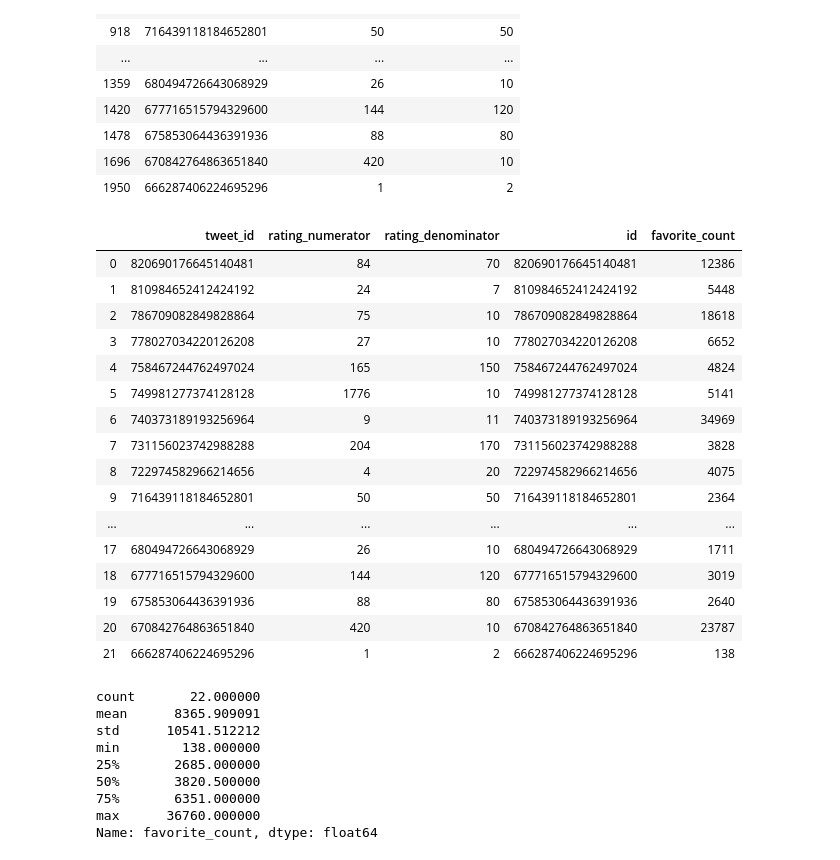
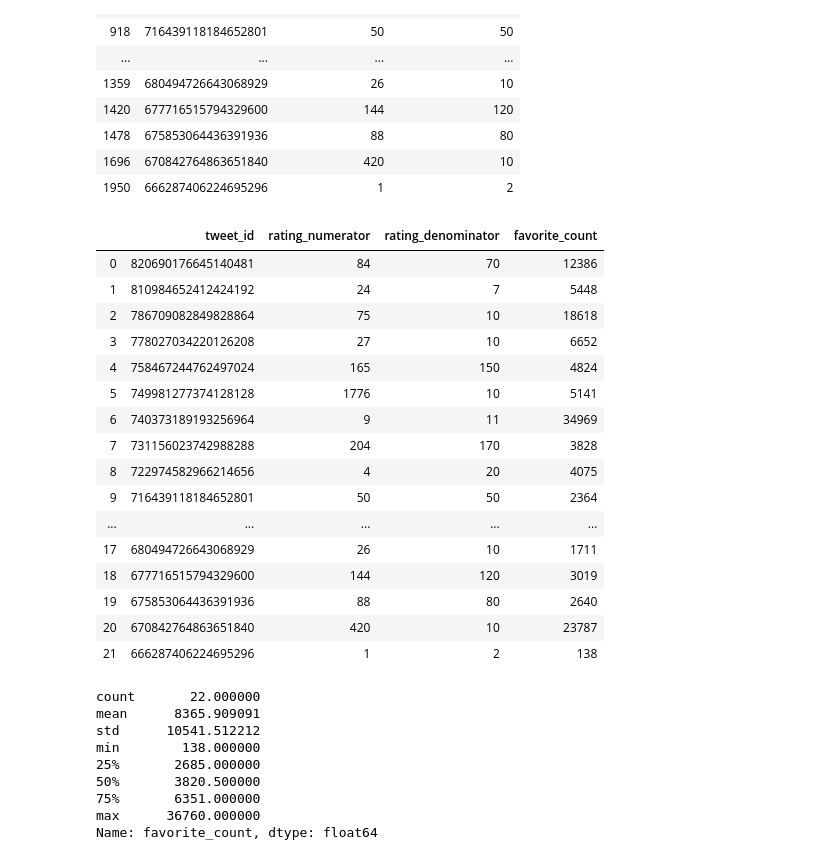
Before and after one commit to Nevesgmd/WeRateDogs-twitter-analysis, a Jupyter notebook: wrangle_act.ipynb, the cells around one changed output. Saved outputs shown, nothing was run; the diff lists cells and outputs as text; code cells hidden in the pictures.

```diff
--- a/wrangle_act.ipynb
+++ b/wrangle_act.ipynb
@@ -1045,6 +1045,9 @@ combined_clean_df.head()
 # %%
 # Dropping id column since it's repeated
 combined_clean_df.drop('id', axis=1, inplace=True)
+# %%
+# Renaming stage and breed columns to be easier to understand
+combined_clean_df.rename(columns={'stage': 'dog_stage', 'breed': 'dog_breed'}, inplace=True)
 # %%
 # Checking if any column changed its data type
 combined_clean_df.dtypes
@@ -1589,9 +1572,9 @@ for i, value in enumerate(top_10_breeds_favorites.values):
 ### Are non-standard ratings going better than standard ones? <a name="non-standard"></a>
 # %%
 # Selecting all unstandard ratings
-non_standard_ratings = dogs_df.query('rating_denominator != 10 or rating_numerator >= 20')[['tweet_id',
-                                                                                            'rating_numerator',
-                                                                                            'rating_denominator']]
+non_standard_ratings = combined_clean_df.query('rating_denominator != 10 or rating_numerator >= 20')[['tweet_id',
+                                                                                                      'rating_numerator',
+                                                                                                      'rating_denominator']]
 
 non_standard_ratings
 # %% [output]
@@ -1615,29 +1598,29 @@ non_standard_ratings
 # %%
 # Creating df with non-stantard ratings and their number of favorites
 non_standard_ratings_favorites = pd.merge(non_standard_ratings,
-                                          tweets_df[['id', 'favorite_count']],
+                                          combined_clean_df[['tweet_id', 'favorite_count']],
                                           left_on='tweet_id',
-                                          right_on='id',
+                                          right_on='tweet_id',
                                           how='inner')
 non_standard_ratings_favorites
 # %% [output]
-|  | tweet_id | rating_numerator | rating_denominator | id | favorite_count |
-| 0 | 820690176645140481 | 84 | 70 | 820690176645140481 | 12386 |
-| 1 | 810984652412424192 | 24 | 7 | 810984652412424192 | 5448 |
-| 2 | 786709082849828864 | 75 | 10 | 786709082849828864 | 18618 |
-| 3 | 778027034220126208 | 27 | 10 | 778027034220126208 | 6652 |
-| 4 | 758467244762497024 | 165 | 150 | 758467244762497024 | 4824 |
-| 5 | 749981277374128128 | 1776 | 10 | 749981277374128128 | 5141 |
-| 6 | 740373189193256964 | 9 | 11 | 740373189193256964 | 34969 |
-| 7 | 731156023742988288 | 204 | 170 | 731156023742988288 | 3828 |
-| 8 | 722974582966214656 | 4 | 20 | 722974582966214656 | 4075 |
-| 9 | 716439118184652801 | 50 | 50 | 716439118184652801 | 2364 |
-| ... | ... | ... | ... | ... | ... |
-| 17 | 680494726643068929 | 26 | 10 | 680494726643068929 | 1711 |
-| 18 | 677716515794329600 | 144 | 120 | 677716515794329600 | 3019 |
-| 19 | 675853064436391936 | 88 | 80 | 675853064436391936 | 2640 |
-| 20 | 670842764863651840 | 420 | 10 | 670842764863651840 | 23787 |
-| 21 | 666287406224695296 | 1 | 2 | 666287406224695296 | 138 |
+|  | tweet_id | rating_numerator | rating_denominator | favorite_count |
+| 0 | 820690176645140481 | 84 | 70 | 12386 |
+| 1 | 810984652412424192 | 24 | 7 | 5448 |
+| 2 | 786709082849828864 | 75 | 10 | 18618 |
+| 3 | 778027034220126208 | 27 | 10 | 6652 |
+| 4 | 758467244762497024 | 165 | 150 | 4824 |
+| 5 | 749981277374128128 | 1776 | 10 | 5141 |
+| 6 | 740373189193256964 | 9 | 11 | 34969 |
+| 7 | 731156023742988288 | 204 | 170 | 3828 |
+| 8 | 722974582966214656 | 4 | 20 | 4075 |
+| 9 | 716439118184652801 | 50 | 50 | 2364 |
+| ... | ... | ... | ... | ... |
+| 17 | 680494726643068929 | 26 | 10 | 1711 |
+| 18 | 677716515794329600 | 144 | 120 | 3019 |
+| 19 | 675853064436391936 | 88 | 80 | 2640 |
+| 20 | 670842764863651840 | 420 | 10 | 23787 |
+| 21 | 666287406224695296 | 1 | 2 | 138 |
 # %%
 # Checking non-standard ratings descriptive statistics
 non_standard_ratings_favorites.favorite_count.describe()
```
Also changed, not shown: parts of 23 cells of this notebook, 2 other files.
